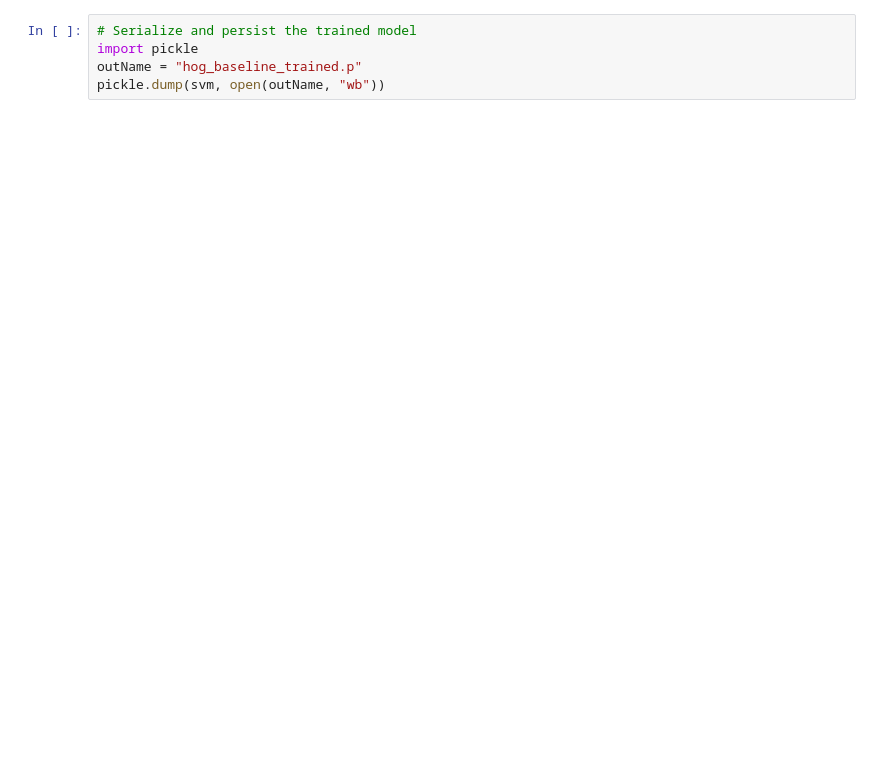
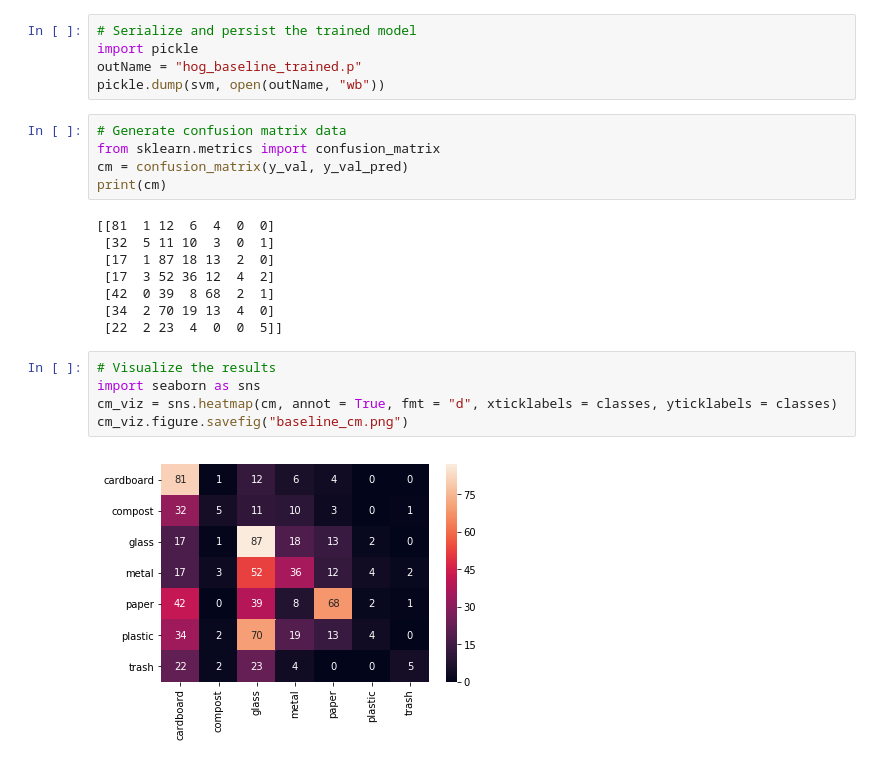
Before and after one commit to anatu/CS231n-Project-2019, a Jupyter notebook: models/baseline/customFeatures_baseline.ipynb, the cells around one changed output. Saved outputs shown, nothing was run; the diff lists cells and outputs as text; blank space fills up the shorter version.

```diff
--- a/models/baseline/customFeatures_baseline.ipynb
+++ b/models/baseline/customFeatures_baseline.ipynb
@@ -155,3 +158,23 @@ Baseline train set accuracy is 0.511822
 import pickle
 outName = "hog_baseline_trained.p"
 pickle.dump(svm, open(outName, "wb"))
+# %%
+# Generate confusion matrix data
+from sklearn.metrics import confusion_matrix
+cm = confusion_matrix(y_val, y_val_pred)
+print(cm)
+# %% [output]
+[[81  1 12  6  4  0  0]
+ [32  5 11 10  3  0  1]
+ [17  1 87 18 13  2  0]
+ [17  3 52 36 12  4  2]
+ [42  0 39  8 68  2  1]
+ [34  2 70 19 13  4  0]
+ [22  2 23  4  0  0  5]]
+# %%
+# Visualize the results
+import seaborn as sns
+cm_viz = sns.heatmap(cm, annot = True, fmt = "d", xticklabels = classes, yticklabels = classes)
+cm_viz.figure.savefig("baseline_cm.png")
+# %% [output]
+[figure, added]
```
Also changed, not shown: parts of 9 cells of this notebook, 4 other files.
